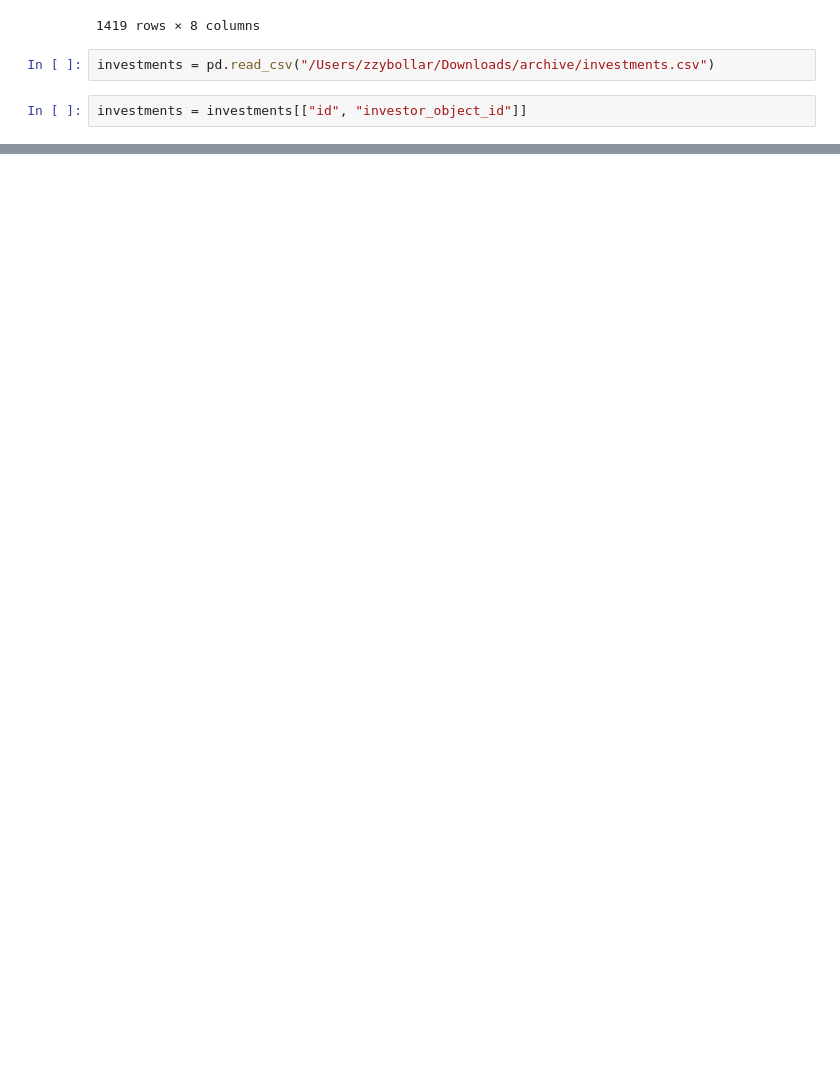
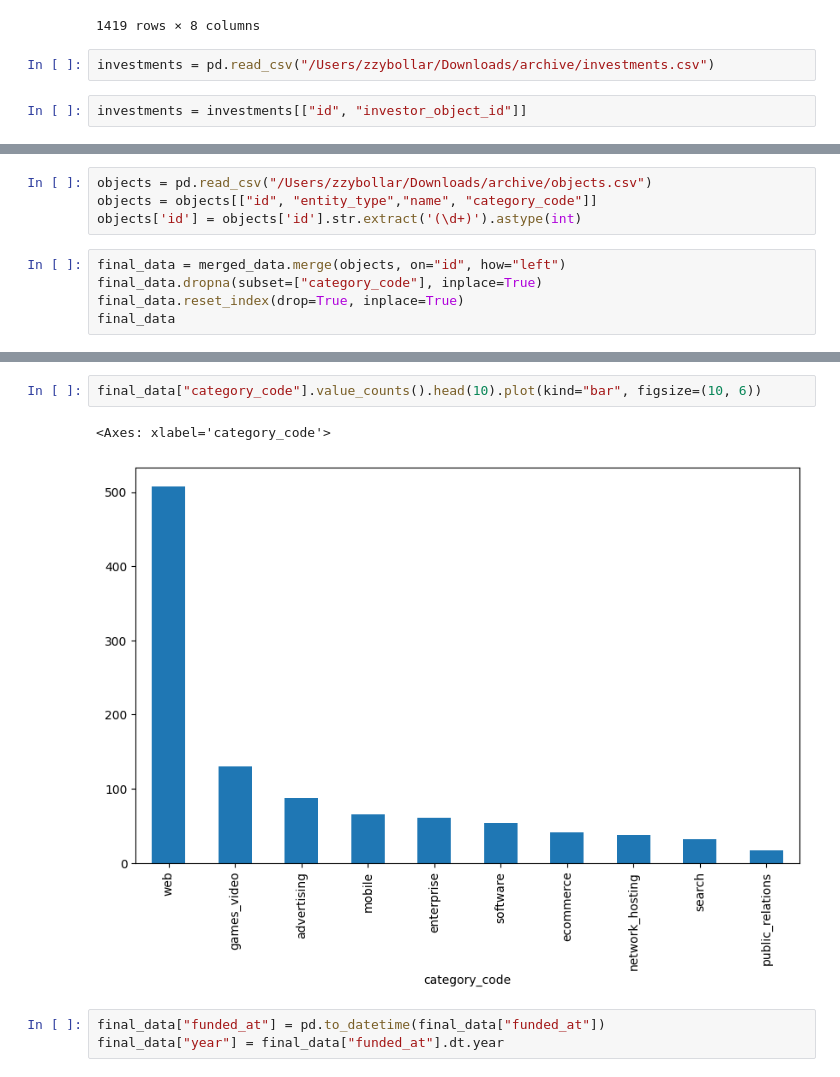
Before and after one commit to ECO225-W2025/eco225-project-code-bollarzhao, a Jupyter notebook: report_1.ipynb, the cells around one changed output, grey strips where cells are left out. Drawn from its saved outputs; the diff is of its cells as text; blank space fills up the shorter version.

```diff
--- a/report_1.ipynb
+++ b/report_1.ipynb
@@ -71,0 +88,9 @@ merged_data.reset_index(drop=True, inplace=True)
+# %%
+objects = pd.read_csv("/Users/zzybollar/Downloads/archive/objects.csv")
+objects = objects[["id", "entity_type","name", "category_code"]]
+objects['id'] = objects['id'].str.extract('(\d+)').astype(int)
+# %%
+final_data = merged_data.merge(objects, on="id", how="left")
+final_data.dropna(subset=["category_code"], inplace=True)
+final_data.reset_index(drop=True, inplace=True)
+final_data
@@ -71,0 +111,8 @@ merged_data.reset_index(drop=True, inplace=True)
+# %%
+final_data["category_code"].value_counts().head(10).plot(kind="bar", figsize=(10, 6))
+# %% [output]
+<Axes: xlabel='category_code'>
+[figure, added]
+# %%
+final_data["funded_at"] = pd.to_datetime(final_data["funded_at"])
+final_data["year"] = final_data["funded_at"].dt.year
```
Also changed, not shown: parts of 7 cells of this notebook.
